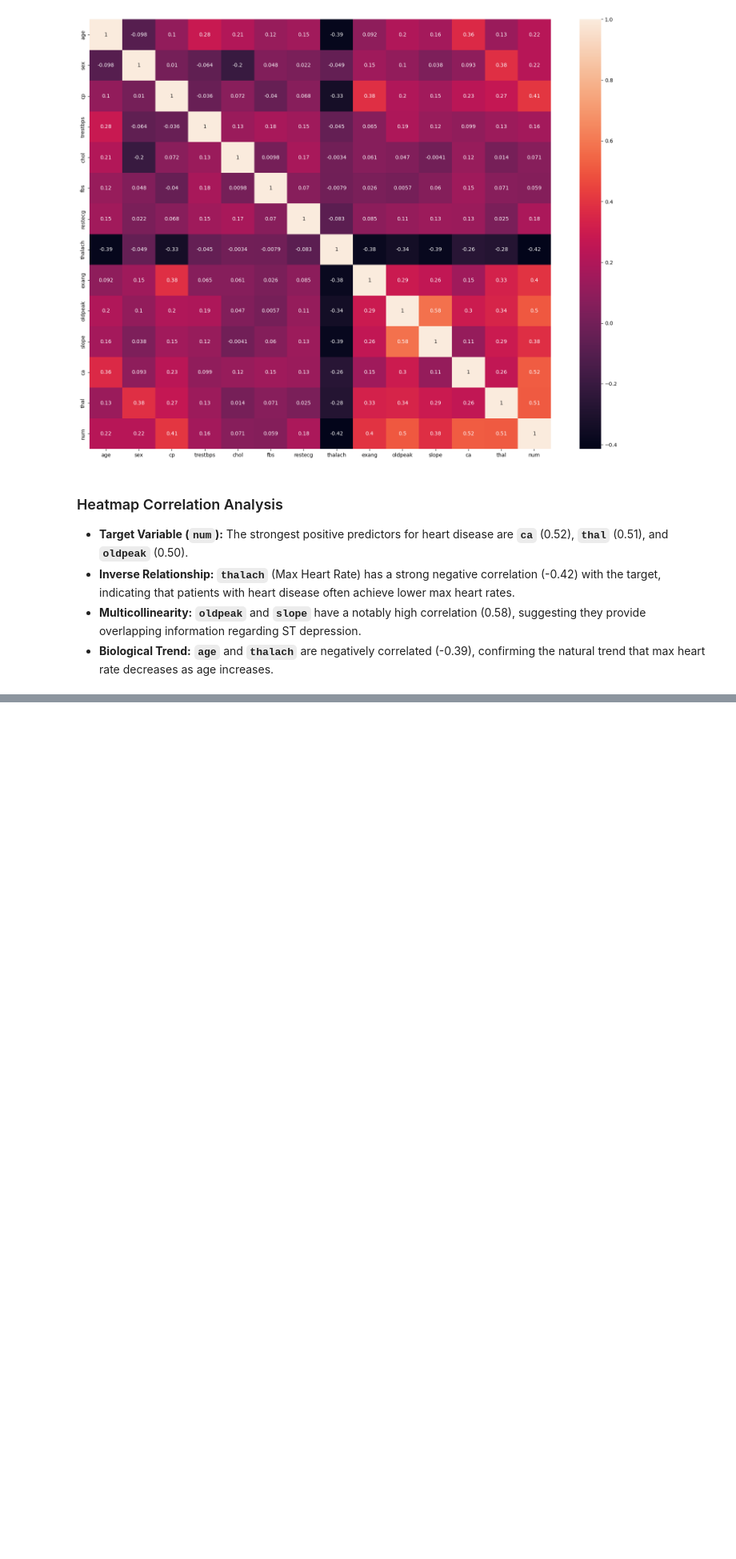
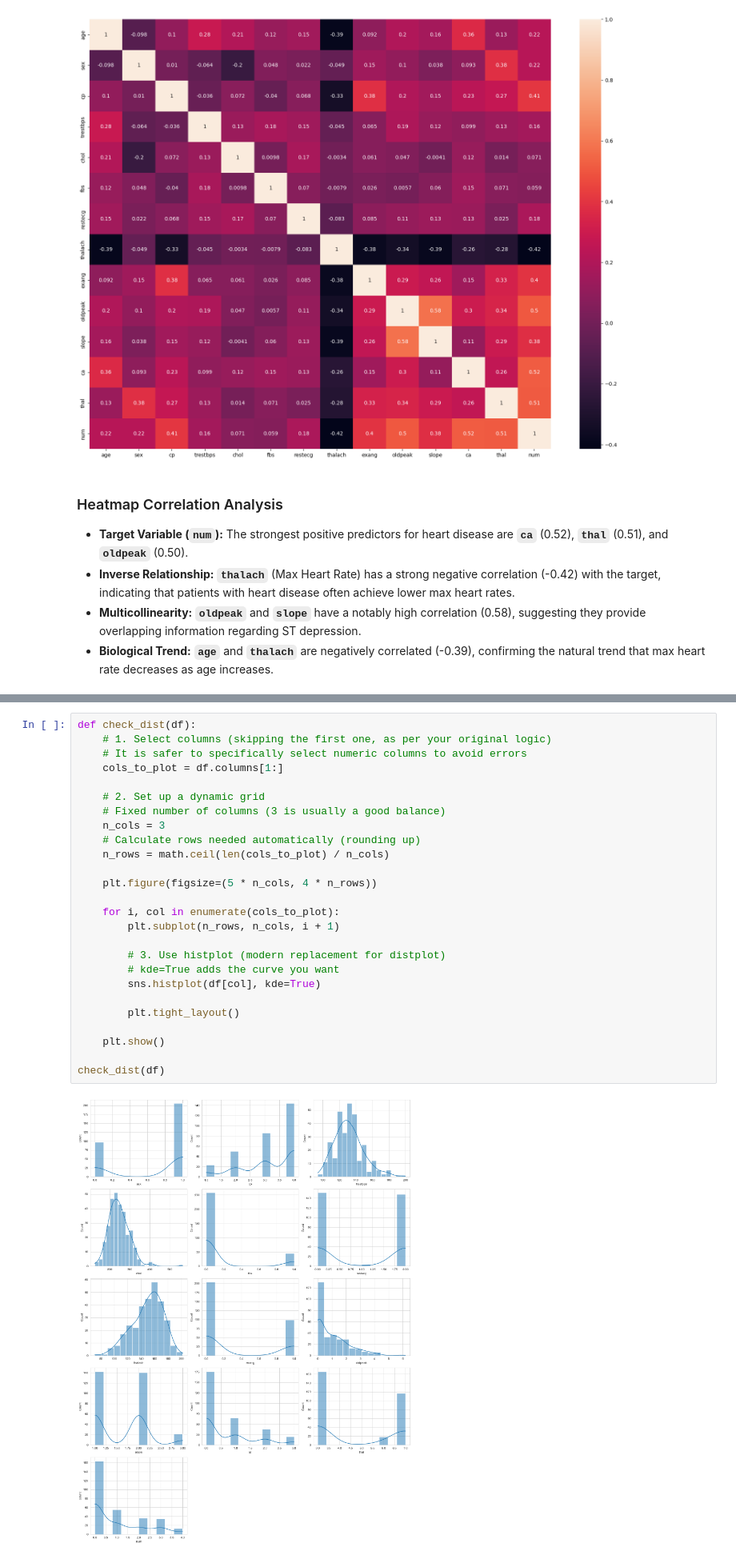
Before and after one commit to Plymouth-University/comp2003-2025-2026-team-32, a Jupyter notebook: SourceCode/Jorjit/jupyter/eda.ipynb, the cells around one changed output, grey strips where cells are left out. Shown at 80% size. Cells and saved outputs as stored; diff of their text form; blank space fills up the shorter version.

```diff
--- a/SourceCode/Jorjit/jupyter/eda.ipynb
+++ b/SourceCode/Jorjit/jupyter/eda.ipynb
@@ -58,0 +101,28 @@ sns.heatmap(df.corr(), annot=True)
+# %%
+def check_dist(df):
+    # 1. Select columns (skipping the first one, as per your original logic)
+    # It is safer to specifically select numeric columns to avoid errors
+    cols_to_plot = df.columns[1:]
+
+    # 2. Set up a dynamic grid
+    # Fixed number of columns (3 is usually a good balance)
+    n_cols = 3
+    # Calculate rows needed automatically (rounding up)
+    n_rows = math.ceil(len(cols_to_plot) / n_cols)
+
+    plt.figure(figsize=(5 * n_cols, 4 * n_rows))
+
+    for i, col in enumerate(cols_to_plot):
+        plt.subplot(n_rows, n_cols, i + 1)
+
+        # 3. Use histplot (modern replacement for distplot)
+        # kde=True adds the curve you want
+        sns.histplot(df[col], kde=True)
+
+        plt.tight_layout()
+
+    plt.show()
+
+check_dist(df)
+# %% [output]
+[figure, added]
```
Also changed, not shown: parts of 4 cells of this notebook.
